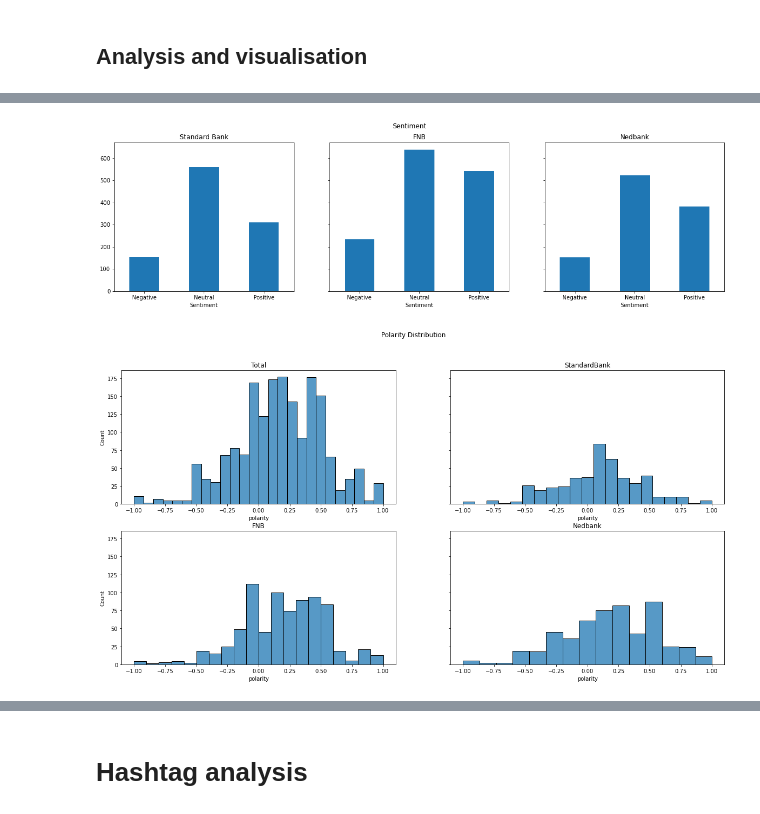
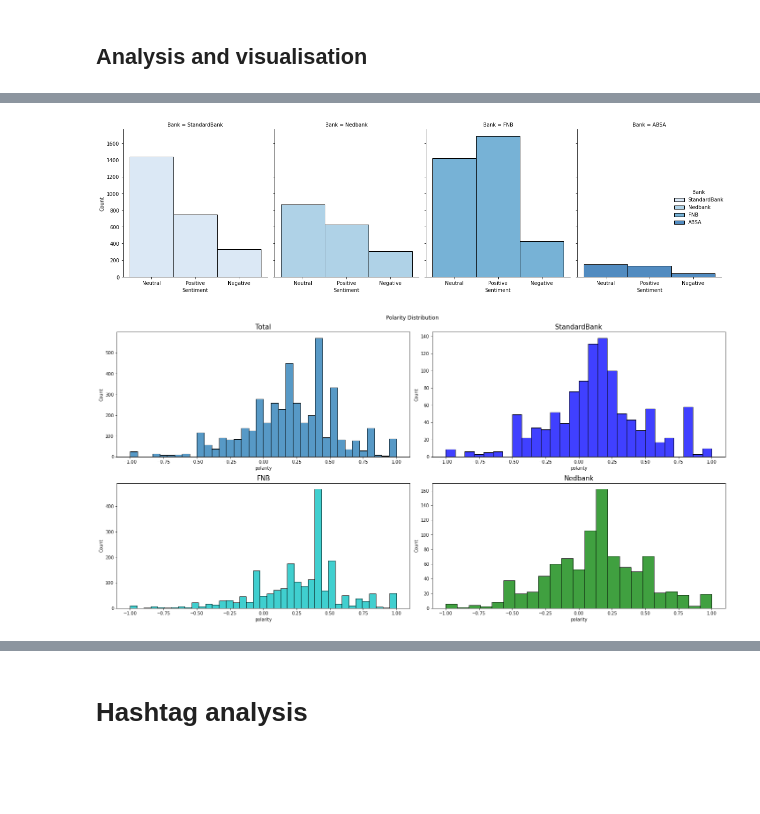
Before and after one commit to Slyth3/Sentiment-analysis-of-South-African-Banks-POC, a Jupyter notebook: Twint_SentimentAnalysis.ipynb, the cells around one changed output, grey strips where cells are left out. Drawn from its saved outputs; the diff is of its cells as text; code cells hidden in the pictures; blank space fills up the shorter version.

```diff
--- a/Twint_SentimentAnalysis.ipynb
+++ b/Twint_SentimentAnalysis.ipynb
@@ -112,9 +123,9 @@ running: FNB
 # %% [markdown]
 ## Pandas -  EDA
 # %%
-#Export to csv
-#tweets_df.to_csv("pre_cleaning_Nedbank.csv")
-tweets_df = pd.read_csv("pre_cleaning_en.csv")
+#Export/Import csv
+#tweets_df.to_csv("pre_cleaning.csv")
+tweets_df = pd.read_csv("pre_cleaning.csv")
 # %%
 len(tweets_df)
 # %% [output]
@@ -181,8 +180,8 @@ array(['en', 'und'], dtype=object)
 # %% [markdown]
 ### Remove tweets from Bank owned accounts i.e. FNBSA
 # %%
-# remove rows where username is in bank_search
-base_tweets = base_tweets[ ~base_tweets["username"].str.contains('FNB|StandardBank',regex = True)   ]
+# remove rows where username is in bank_search - i.e. tweets from the bank
+base_tweets = base_tweets[ ~base_tweets["username"].str.lower().str.contains('fnb|standardbank|nedbank|absa',regex = True)]
 # %%
 # reset the index for joining later
 base_tweets.reset_index(inplace=True)
@@ -345,40 +342,33 @@ plt.show()
-# %%
-#set graph values
-sentimentStd = Standard_df[["Bank","Sentiment"]].groupby('Sentiment').count()["Bank"]
-sentimentFNB = FNB_df[["Bank","Sentiment"]].groupby('Sentiment').count()["Bank"]
-sentimentNed = Nedbank_df[["Bank","Sentiment"]].groupby('Sentiment').count()["Bank"]
-
-#create graphs
-fig, axes = plt.subplots(1, 3,figsize=(20, 5),sharey=True)
-fig.suptitle('Sentiment')
-
-sentimentStd.plot(ax = axes[0], kind='bar', title='Standard Bank',rot= 0)
-sentimentFNB.plot(ax = axes[1], kind='bar', title='FNB',rot= 0)
-sentimentNed.plot(ax = axes[2], kind='bar', title='Nedbank',rot= 0)
-plt.show()
-# %% [output]
-[figure, removed]
+# %%
+sns.displot(
+    Final_df, x="Sentiment", col="Bank",
+    binwidth=3 , hue="Bank",palette="Blues", aspect=0.8)
+plt.tight_layout()
+# %% [output]
+[figure, added]
 # %%
-fig, axes = plt.subplots(2, 2,figsize=(20, 10),sharey=True)
+fig, axes = plt.subplots(2, 2,figsize=(20, 10))
 fig.suptitle('Polarity Distribution')
 
+#NB - remove the neutral values
 # total
-#remove the neutral values
 sns.histplot(ax=axes[0,0], data = Final_df['polarity'][~(Final_df['polarity']==0)])
-axes[0,0].set_title("Total")
+axes[0,0].set_title("Total", fontsize = 15)
 
 #StandardBank
-sns.histplot(ax=axes[0,1], data= Standard_df['polarity'][~(Standard_df['polarity']==0)])
-axes[0,1].set_title("StandardBank")
+sns.histplot(ax=axes[0,1], data= Standard_df['polarity'][~(Standard_df['polarity']==0)], color="b")
+axes[0,1].set_title("StandardBank", fontsize = 15)
+
 
 # FNB
-sns.histplot(ax=axes[1,0], data = FNB_df['polarity'][~(FNB_df['polarity']==0)])
-axes[1,0].set_title("FNB")
+sns.histplot(ax=axes[1,0], data = FNB_df['polarity'][~(FNB_df['polarity']==0)], color="c")
+axes[1,0].set_title("FNB", fontsize = 15)
 
 # Nedbank
-sns.histplot(ax=axes[1,1], data = Nedbank_df['polarity'][~(Nedbank_df['polarity']==0)])
-axes[1,1].set_title("Nedbank")
+sns.histplot(ax=axes[1,1], data = Nedbank_df['polarity'][~(Nedbank_df['polarity']==0)], color="g")
+axes[1,1].set_title("Nedbank", fontsize = 15)
 
+plt.tight_layout()
 plt.show()
 # %% [output]
-[figure, old version]
+[figure, new version]
```
Also changed, not shown: parts of 44 cells of this notebook, 8 other files.
